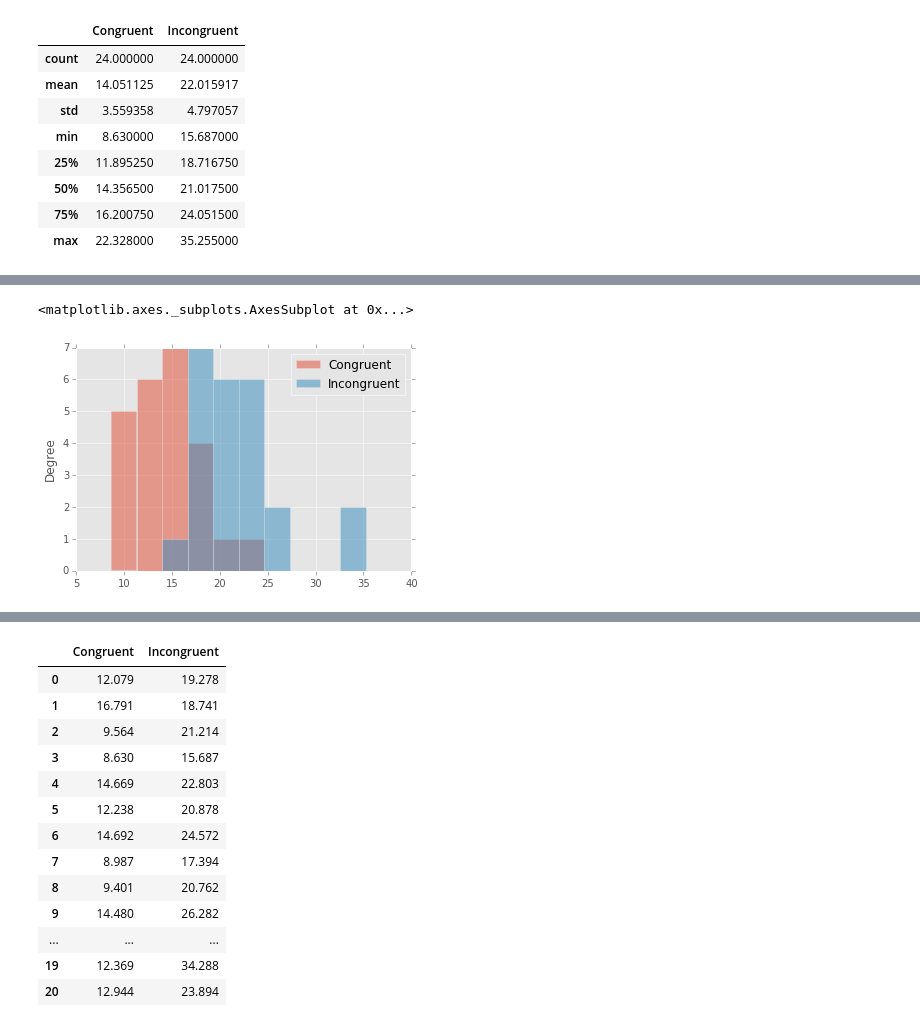
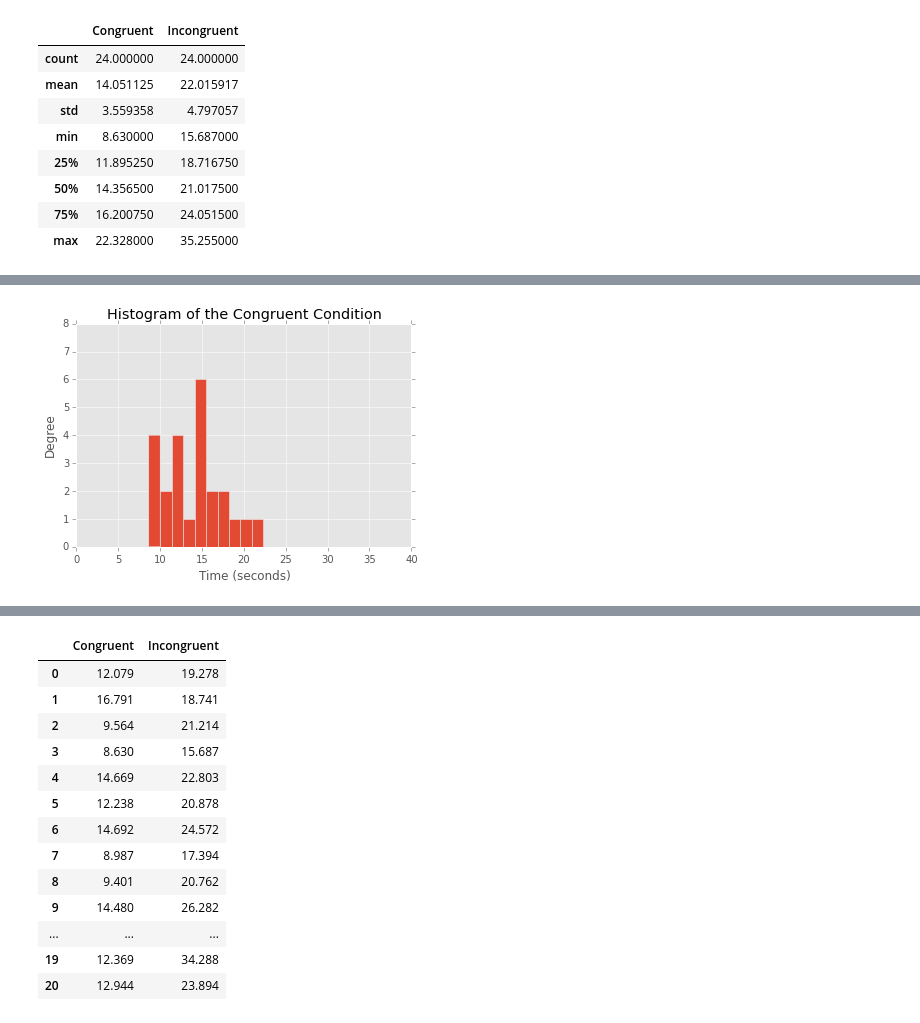
Before and after one commit to thrabchak/Udacity-Data-Analysis, a Jupyter notebook: P1 Stroop Effect/Data_Analyst_ND_Project1.ipynb, the cells around one changed output, grey strips where cells are left out. Cells and saved outputs as stored; diff of their text form; code cells hidden in the pictures.

```diff
--- a/P1 Stroop Effect/Data_Analyst_ND_Project1.ipynb
+++ b/P1 Stroop Effect/Data_Analyst_ND_Project1.ipynb
@@ -114,6 +89,9 @@ incongruentSeries.plot(kind='hist')
-# %%
-# Histogram of Both Conditions
-dataFrame.plot(kind='hist', alpha=0.5)
-# %% [output]
-<matplotlib.axes._subplots.AxesSubplot at 0x...>
-[figure, removed]
+# %%
+# Histogram of the Congruent Condition
+title = 'Histogram of the Congruent Condition'
+kind = 'hist'
+plot = congruentSeries.plot(title=title, kind=kind)
+xLabel = plt.xlabel('Time (seconds)')
+window = plt.axis([0,40,0,8])
+# %% [output]
+[figure, added]
```
Also changed, not shown: parts of 8 cells of this notebook.
